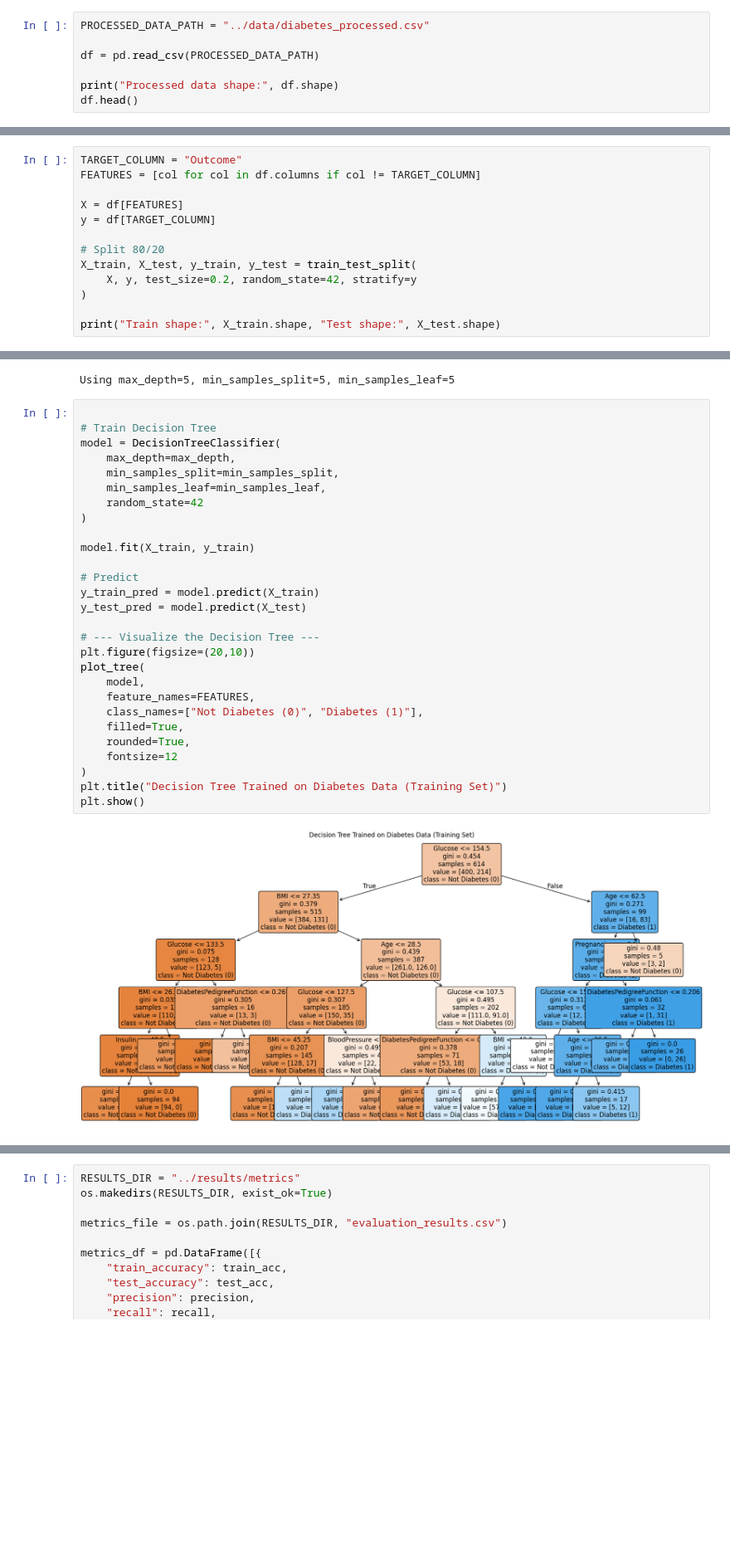
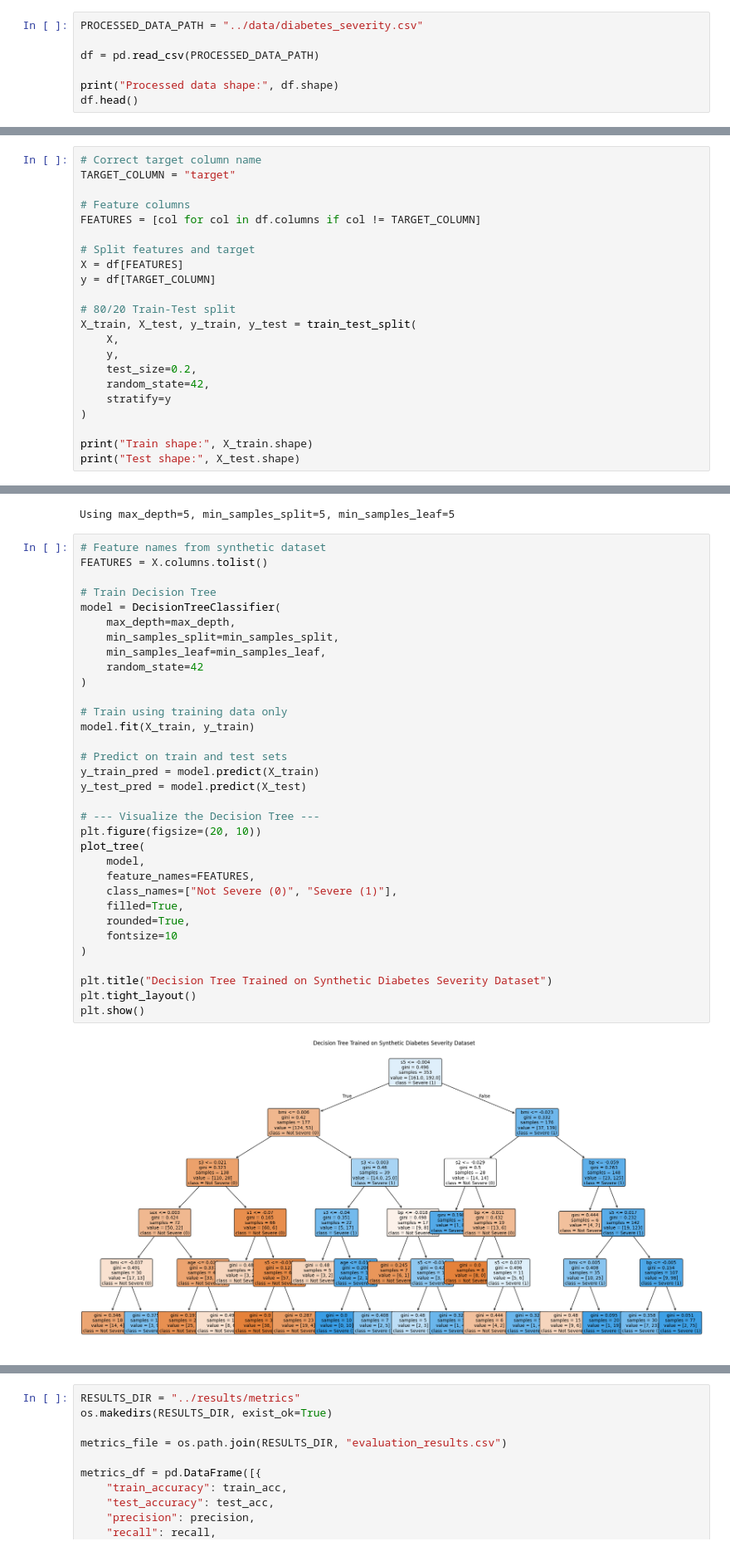
Before and after one commit to Rebiya/-Diabetes-Decision-Tree-Classifier, a Jupyter notebook: notebooks/02_baseline_model.ipynb, the cells around one changed output, grey strips where cells are left out. Shown: that part at 83% size. Saved outputs shown, nothing was run; the diff lists cells and outputs as text; blank space fills up the shorter version.

```diff
--- a/notebooks/02_baseline_model.ipynb
+++ b/notebooks/02_baseline_model.ipynb
@@ -16,7 +16,7 @@ from sklearn.tree import DecisionTreeClassifier, plot_tree
 from sklearn.metrics import accuracy_score, precision_score, recall_score, f1_score
 import os
 # %%
-PROCESSED_DATA_PATH = "../data/diabetes_processed.csv"
+PROCESSED_DATA_PATH = "../data/diabetes_severity.csv"
 
 df = pd.read_csv(PROCESSED_DATA_PATH)
 
@@ -33,14 +33,23 @@ Processed data shape: (768, 9)
 # %%
-TARGET_COLUMN = "Outcome"
+# Correct target column name
+TARGET_COLUMN = "target"
+
+# Feature columns
 FEATURES = [col for col in df.columns if col != TARGET_COLUMN]
 
+# Split features and target
 X = df[FEATURES]
 y = df[TARGET_COLUMN]
 
-# Split 80/20
+# 80/20 Train-Test split
 X_train, X_test, y_train, y_test = train_test_split(
-    X, y, test_size=0.2, random_state=42, stratify=y
+    X,
+    y,
+    test_size=0.2,
+    random_state=42,
+    stratify=y
 )
 
-print("Train shape:", X_train.shape, "Test shape:", X_test.shape)
+print("Train shape:", X_train.shape)
+print("Test shape:", X_test.shape)
 # %% [output]
@@ -70,35 +80,40 @@ print(f"Using max_depth={max_depth}, min_samples_split={min_samples_split}, min_
 # %% [output]
 Using max_depth=5, min_samples_split=5, min_samples_leaf=5
 # %%
+# Feature names from synthetic dataset
+FEATURES = X.columns.tolist()
 
 # Train Decision Tree
 model = DecisionTreeClassifier(
     max_depth=max_depth,
     min_samples_split=min_samples_split,
     min_samples_leaf=min_samples_leaf,
     random_state=42
 )
 
+# Train using training data only
 model.fit(X_train, y_train)
 
-# Predict
+# Predict on train and test sets
 y_train_pred = model.predict(X_train)
 y_test_pred = model.predict(X_test)
 
 # --- Visualize the Decision Tree ---
-plt.figure(figsize=(20,10))
+plt.figure(figsize=(20, 10))
 plot_tree(
     model,
     feature_names=FEATURES,
-    class_names=["Not Diabetes (0)", "Diabetes (1)"],
+    class_names=["Not Severe (0)", "Severe (1)"],
     filled=True,
     rounded=True,
-    fontsize=12
+    fontsize=10
 )
-plt.title("Decision Tree Trained on Diabetes Data (Training Set)")
+
+plt.title("Decision Tree Trained on Synthetic Diabetes Severity Dataset")
+plt.tight_layout()
 plt.show()
 # %% [output]
-[figure, old version]
+[figure, new version]
 # %%
 # Metrics
 train_acc = accuracy_score(y_train, y_train_pred)
```
Also changed, not shown: parts of 4 cells of this notebook, 14 other files.
